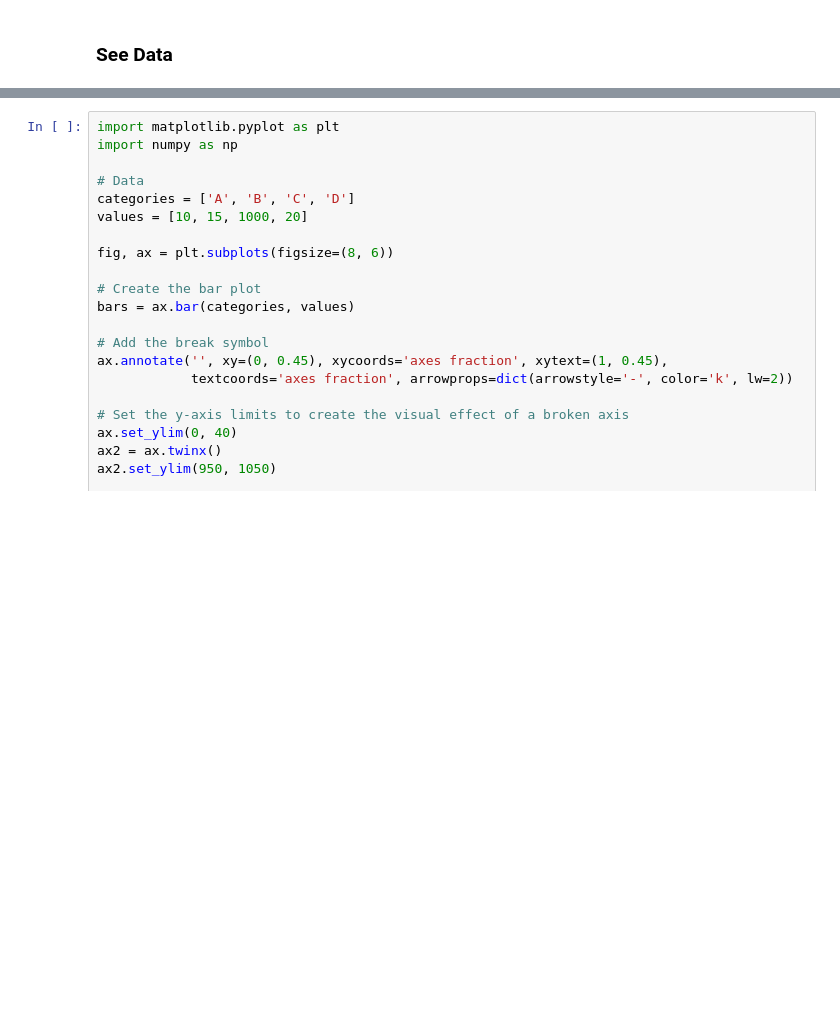
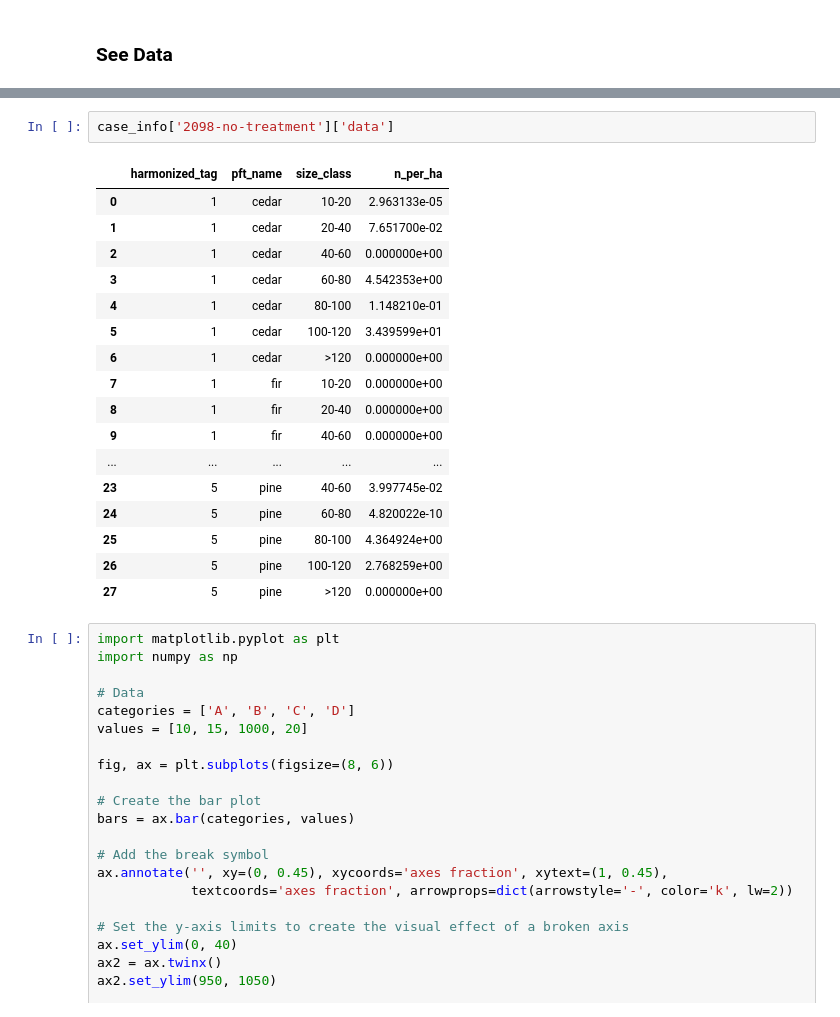
Before and after one commit to adamhb/california-fates, a Jupyter notebook: notebooks/size_class_dist_052824.ipynb, the cells around one changed output, grey strips where cells are left out. Cells and saved outputs as stored; diff of their text form; blank space fills up the shorter version.

```diff
--- a/notebooks/size_class_dist_052824.ipynb
+++ b/notebooks/size_class_dist_052824.ipynb
@@ -224,3 +245,23 @@ for case in case_info.keys():
+# %%
+case_info['2098-no-treatment']['data']
+# %% [output]
+|  | harmonized_tag | pft_name | size_class | n_per_ha |
+| 0 | 1 | cedar | 10-20 | 2.963133e-05 |
+| 1 | 1 | cedar | 20-40 | 7.651700e-02 |
+| 2 | 1 | cedar | 40-60 | 0.000000e+00 |
+| 3 | 1 | cedar | 60-80 | 4.542353e+00 |
+| 4 | 1 | cedar | 80-100 | 1.148210e-01 |
+| 5 | 1 | cedar | 100-120 | 3.439599e+01 |
+| 6 | 1 | cedar | >120 | 0.000000e+00 |
+| 7 | 1 | fir | 10-20 | 0.000000e+00 |
+| 8 | 1 | fir | 20-40 | 0.000000e+00 |
+| 9 | 1 | fir | 40-60 | 0.000000e+00 |
+| ... | ... | ... | ... | ... |
+| 23 | 5 | pine | 40-60 | 3.997745e-02 |
+| 24 | 5 | pine | 60-80 | 4.820022e-10 |
+| 25 | 5 | pine | 80-100 | 4.364924e+00 |
+| 26 | 5 | pine | 100-120 | 2.768259e+00 |
+| 27 | 5 | pine | >120 | 0.000000e+00 |
 # %%
 import matplotlib.pyplot as plt
 import numpy as np
```
Also changed, not shown: parts of 6 cells of this notebook, 4 other files.
